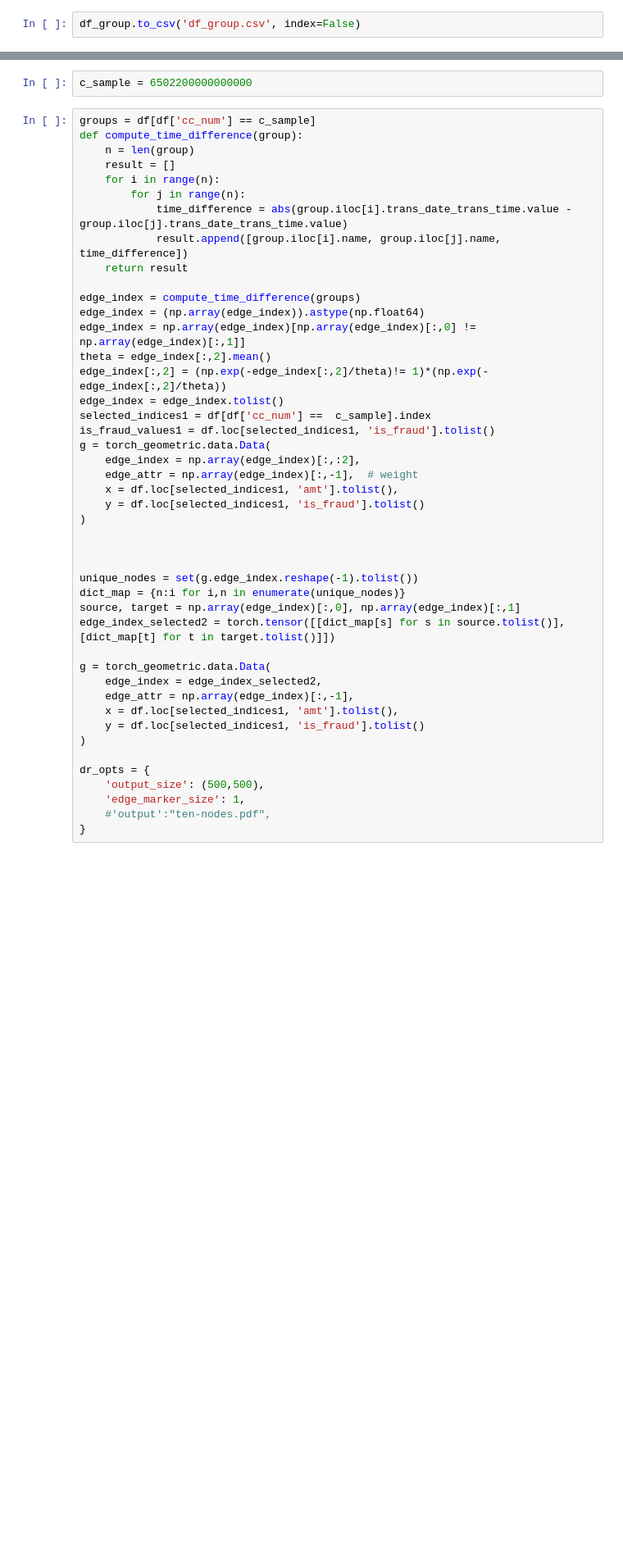
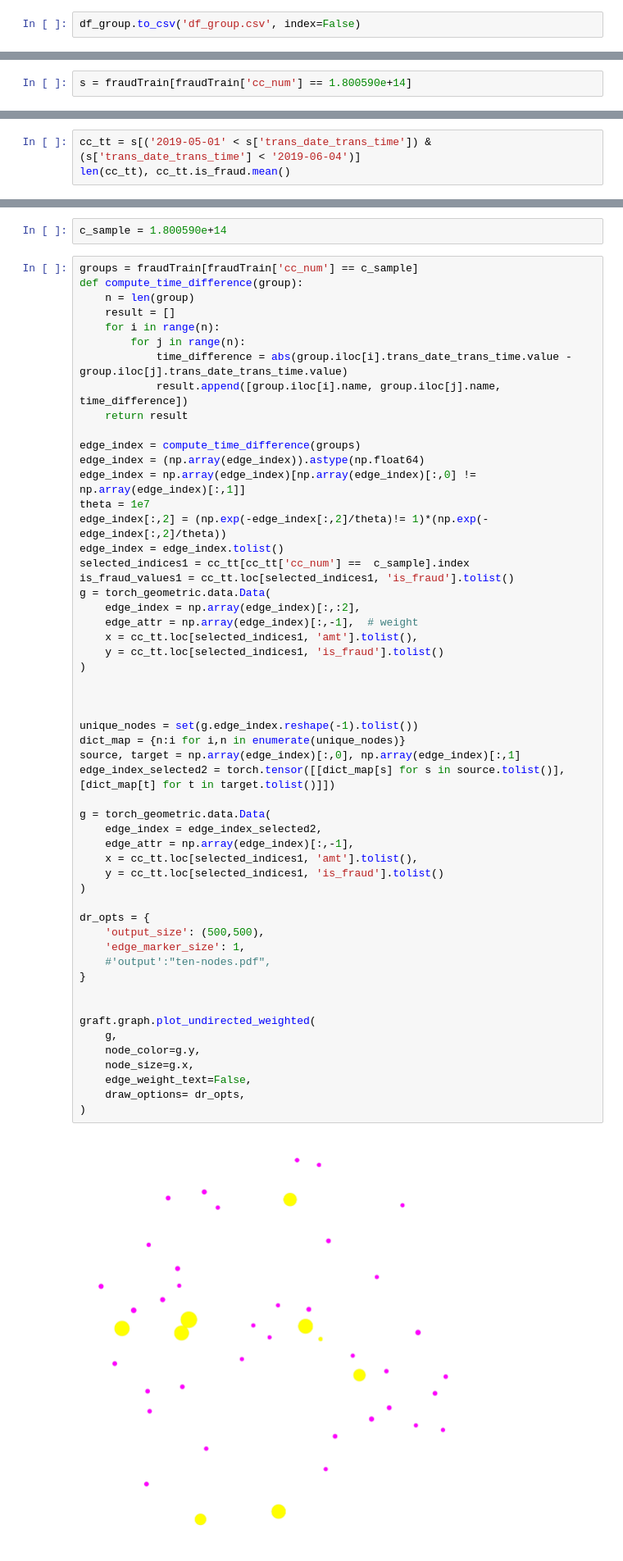
Before and after one commit to boram-coco/GNNpaper_review, a Jupyter notebook: posts/[Graph] 240513(amt80미만).ipynb, the cells around one changed output, grey strips where cells are left out. Shown at 82% size. Drawn from its saved outputs; the diff is of its cells as text; blank space fills up the shorter version.

```diff
--- a/posts/[Graph] 240513(amt80미만).ipynb
+++ b/posts/[Graph] 240513(amt80미만).ipynb
@@ -89,3 +89,5 @@ def compute_time_difference(group):
             time_difference = abs(group.iloc[i].trans_date_trans_time.value - group.iloc[j].trans_date_trans_time.value)
             result.append([group.iloc[i].name, group.iloc[j].name, time_difference])
     return result
+# %%
+s = fraudTrain[fraudTrain['cc_num'] == 1.800590e+14]
@@ -91,0 +110,3 @@ def compute_time_difference(group):
+# %%
+cc_tt = s[('2019-05-01' < s['trans_date_trans_time']) & (s['trans_date_trans_time'] < '2019-06-04')]
+len(cc_tt), cc_tt.is_fraud.mean()
@@ -92,7 +115,7 @@ def compute_time_difference(group):
 # %%
-c_sample = 6502200000000000
+c_sample = 1.800590e+14
 # %%
-groups = df[df['cc_num'] == c_sample]
+groups = fraudTrain[fraudTrain['cc_num'] == c_sample]
 def compute_time_difference(group):
     n = len(group)
     result = []
@@ -102,37 +125,48 @@ def compute_time_difference(group):
             result.append([group.iloc[i].name, group.iloc[j].name, time_difference])
     return result
 
 edge_index = compute_time_difference(groups)
 edge_index = (np.array(edge_index)).astype(np.float64)
 edge_index = np.array(edge_index)[np.array(edge_index)[:,0] != np.array(edge_index)[:,1]]
-theta = edge_index[:,2].mean()
+theta = 1e7
 edge_index[:,2] = (np.exp(-edge_index[:,2]/theta)!= 1)*(np.exp(-edge_index[:,2]/theta))
 edge_index = edge_index.tolist()
-selected_indices1 = df[df['cc_num'] ==  c_sample].index
-is_fraud_values1 = df.loc[selected_indices1, 'is_fraud'].tolist()
+selected_indices1 = cc_tt[cc_tt['cc_num'] ==  c_sample].index
+is_fraud_values1 = cc_tt.loc[selected_indices1, 'is_fraud'].tolist()
 g = torch_geometric.data.Data(
     edge_index = np.array(edge_index)[:,:2],
     edge_attr = np.array(edge_index)[:,-1],  # weight
-    x = df.loc[selected_indices1, 'amt'].tolist(),
-    y = df.loc[selected_indices1, 'is_fraud'].tolist()
+    x = cc_tt.loc[selected_indices1, 'amt'].tolist(),
+    y = cc_tt.loc[selected_indices1, 'is_fraud'].tolist()
 )
 
 
 
 unique_nodes = set(g.edge_index.reshape(-1).tolist())
 dict_map = {n:i for i,n in enumerate(unique_nodes)}
 source, target = np.array(edge_index)[:,0], np.array(edge_index)[:,1]
 edge_index_selected2 = torch.tensor([[dict_map[s] for s in source.tolist()],[dict_map[t] for t in target.tolist()]])
 
 g = torch_geometric.data.Data(
     edge_index = edge_index_selected2,
     edge_attr = np.array(edge_index)[:,-1],
-    x = df.loc[selected_indices1, 'amt'].tolist(),
-    y = df.loc[selected_indices1, 'is_fraud'].tolist()
+    x = cc_tt.loc[selected_indices1, 'amt'].tolist(),
+    y = cc_tt.loc[selected_indices1, 'is_fraud'].tolist()
 )
 
 dr_opts = {
     'output_size': (500,500),
     'edge_marker_size': 1,
     #'output':"ten-nodes.pdf",
 }
+
+
+graft.graph.plot_undirected_weighted(
+    g,
+    node_color=g.y,
+    node_size=g.x,
+    edge_weight_text=False,
+    draw_options= dr_opts,
+)
+# %% [output]
+[figure, added]
```
Also changed, not shown: parts of 13 cells of this notebook, 7 other files.
